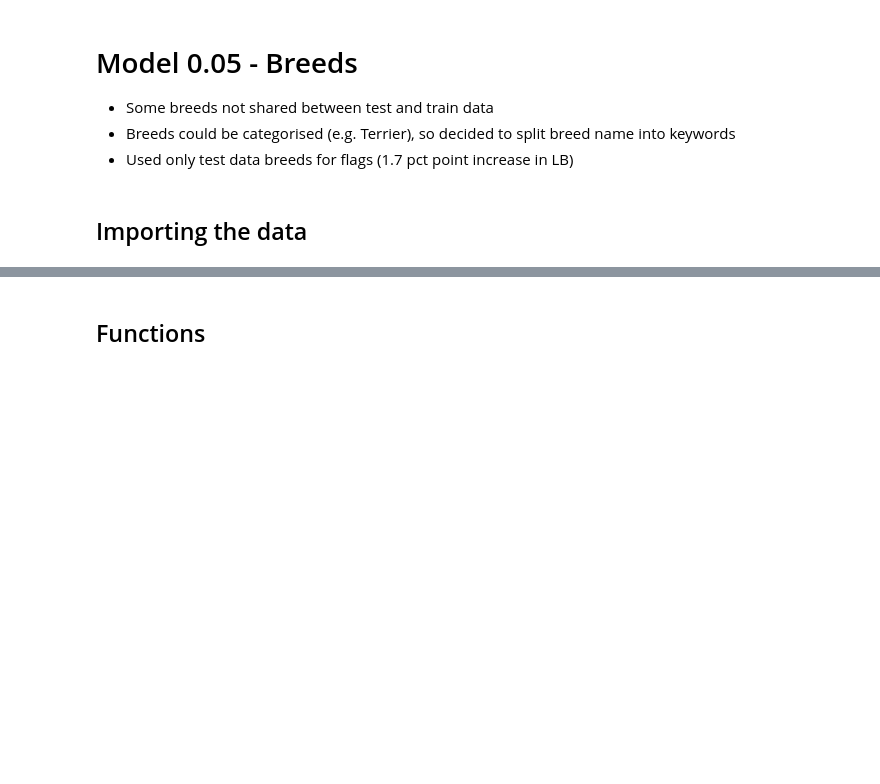
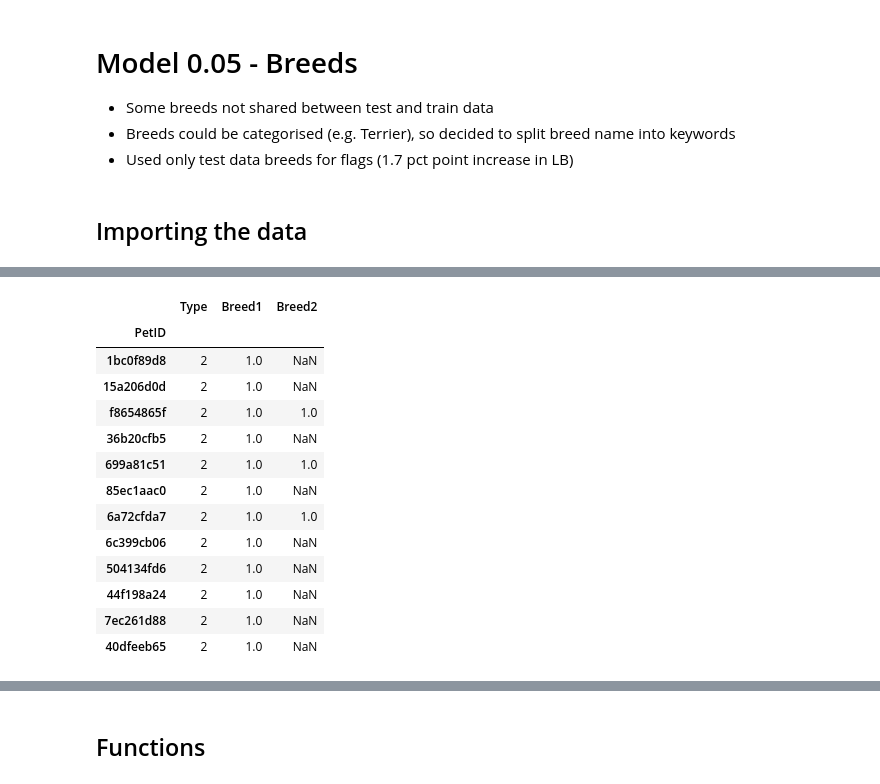
Before and after one commit to rick-62/Kaggle_PetFinder, a Jupyter notebook: model-0-06-type-label.ipynb, the cells around one changed output, grey strips where cells are left out. Cells and saved outputs as stored; diff of their text form; code cells hidden in the pictures; blank space fills up the shorter version.

```diff
--- a/model-0-06-type-label.ipynb
+++ b/model-0-06-type-label.ipynb
@@ -282,0 +57,19 @@ test_breed_flags_df.head()
+# %%
+# Check type mismatch between breed 1 and type (training data)
+breed1_mismatch = df_types[(df_types['Type'] != df_types['Breed1']) & ~np.isnan(df_types['Breed1'])]
+breed1_mismatch
+# %% [output]
+|  | Type | Breed1 | Breed2 |
+| PetID |  |  |  |
+| 1bc0f89d8 | 2 | 1.0 | NaN |
+| 15a206d0d | 2 | 1.0 | NaN |
+| f8654865f | 2 | 1.0 | 1.0 |
+| 36b20cfb5 | 2 | 1.0 | NaN |
+| 699a81c51 | 2 | 1.0 | 1.0 |
+| 85ec1aac0 | 2 | 1.0 | NaN |
+| 6a72cfda7 | 2 | 1.0 | 1.0 |
+| 6c399cb06 | 2 | 1.0 | NaN |
+| 504134fd6 | 2 | 1.0 | NaN |
+| 44f198a24 | 2 | 1.0 | NaN |
+| 7ec261d88 | 2 | 1.0 | NaN |
+| 40dfeeb65 | 2 | 1.0 | NaN |
```
Also changed, not shown: parts of 50 cells of this notebook.
